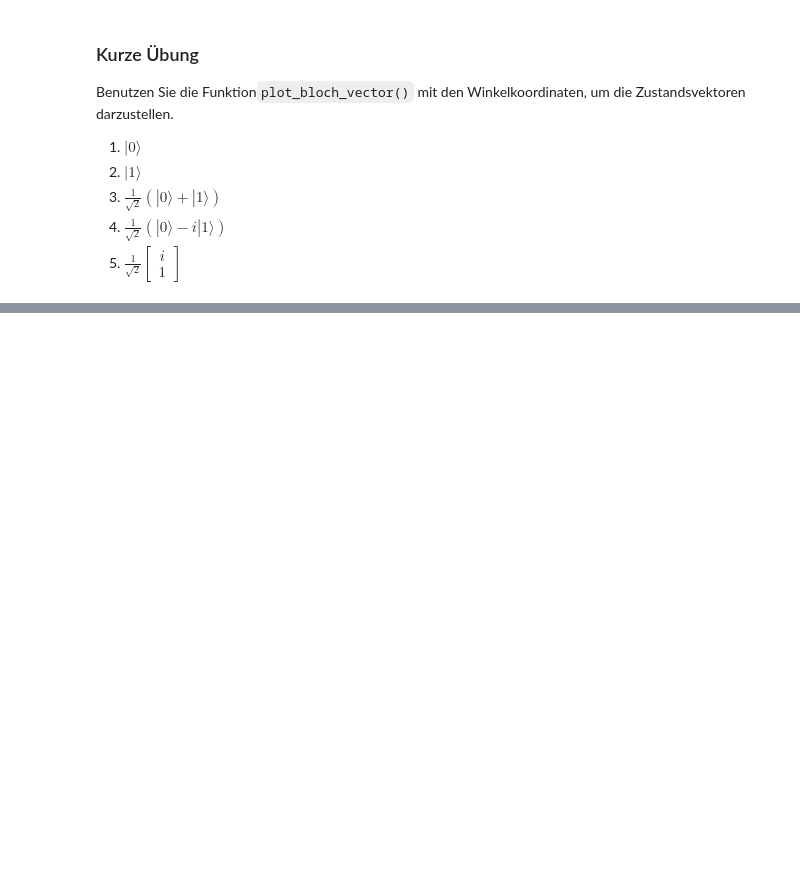
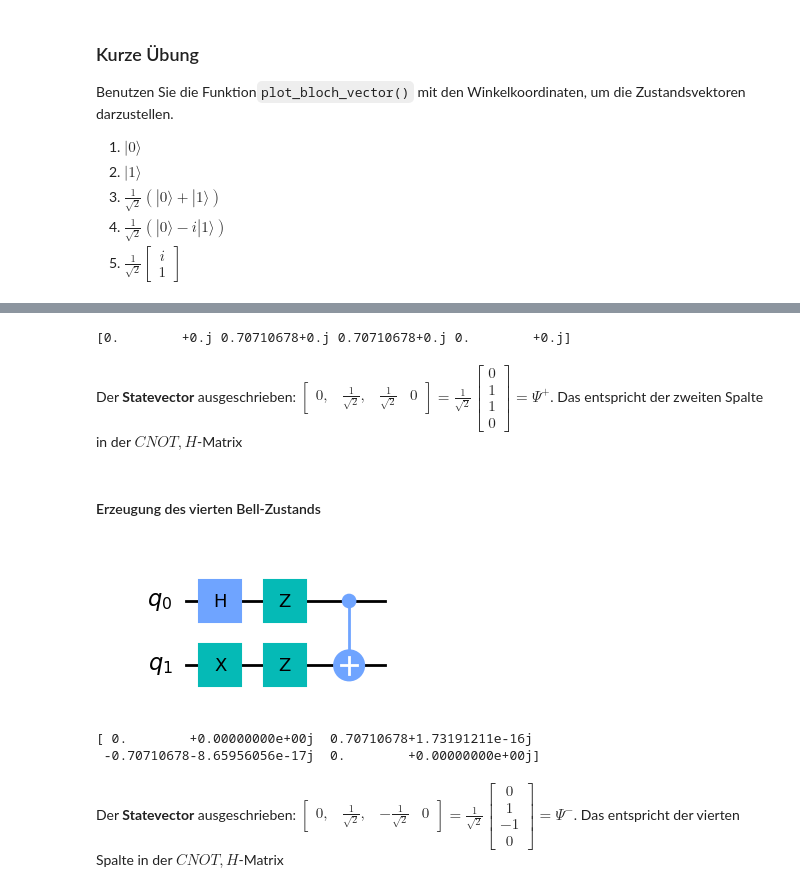
Before and after one commit to rubinhm/JupyterNBs, a Jupyter notebook: Jupyter Notebooks/1. Darstellung-von-Qubits.ipynb, the cells around one changed output, grey strips where cells are left out. Saved outputs shown, nothing was run; the diff lists cells and outputs as text; code cells hidden in the pictures; blank space fills up the shorter version.

```diff
--- a/Jupyter Notebooks/1. Darstellung-von-Qubits.ipynb
+++ b/Jupyter Notebooks/1. Darstellung-von-Qubits.ipynb
@@ -424,0 +539,29 @@ Benutzen Sie die Funktion`plot_bloch_vector()` mit den Winkelkoordinaten, um die
+# %%
+job = execute(circuit, backend)
+result = job.result().get_statevector()#Extraktion des Zustandsvektors
+print(result)# Ausgabe des Zustandsvektors als Zeilenvektor mit vier (komplexen) Komponenten
+# %% [output]
+[0.        +0.j 0.70710678+0.j 0.70710678+0.j 0.        +0.j]
+# %% [markdown]
+Der **Statevector** ausgeschrieben: $\begin{bmatrix}0, & \frac{1}{\sqrt{2}}, & \frac{1}{\sqrt{2}} & 0\end{bmatrix}=\frac{1}{\sqrt{2}}\begin{bmatrix} 0\\1 \\ 1\\ 0 \end{bmatrix}=\Psi^+$. Das entspricht der zweiten Spalte in der $CNOT,H$-Matrix
+# %% [markdown]
+#### Erzeugung des vierten Bell-Zustands
+# %%
+circuit = QuantumCircuit(2)
+circuit.x(1) # Pauli-X gate
+circuit.h(0) # Hadamard gate
+circuit.z(0) # Pauli-Z gate
+circuit.z(1) # Pauli-Z gate
+circuit.cx(0,1) # CNOT gate
+circuit.draw('mpl')
+# %% [output]
+[figure, added]
+# %%
+job = execute(circuit, backend)
+result = job.result().get_statevector()#Extraktion des Zustandsvektors
+print(result)# Ausgabe des Zustandsvektors als Zeilenvektor mit vier (komplexen) Komponenten
+# %% [output]
+[ 0.        +0.00000000e+00j  0.70710678+1.73191211e-16j
+ -0.70710678-8.65956056e-17j  0.        +0.00000000e+00j]
+# %% [markdown]
+Der **Statevector** ausgeschrieben: $\begin{bmatrix}0, & \frac{1}{\sqrt{2}}, & -\frac{1}{\sqrt{2}} & 0\end{bmatrix}=\frac{1}{\sqrt{2}}\begin{bmatrix} 0\\1 \\ -1\\ 0 \end{bmatrix}=\Psi^-$. Das entspricht der vierten Spalte in der $CNOT,H$-Matrix
```
Also changed, not shown: parts of 24 cells of this notebook.
